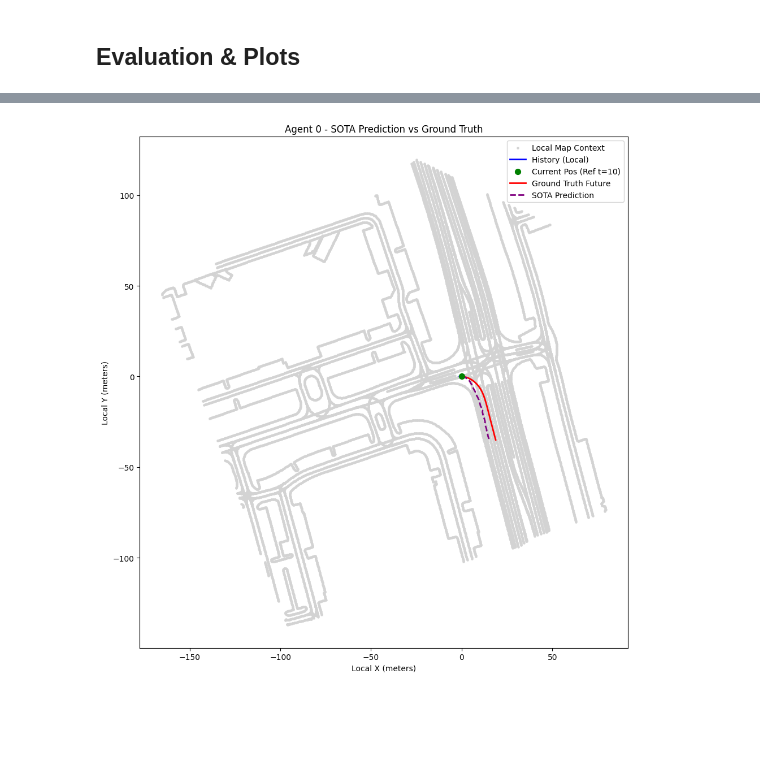
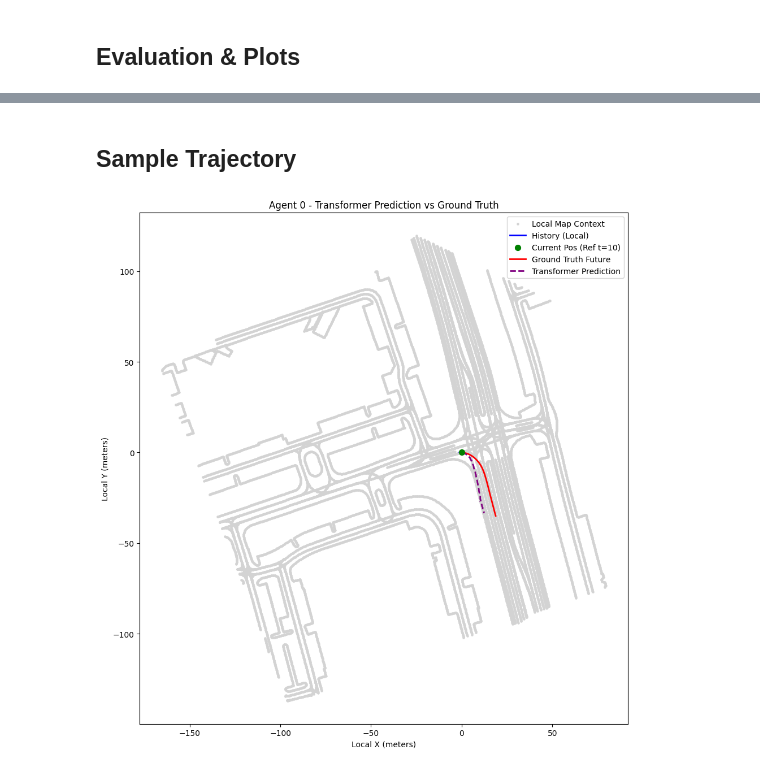
Before and after one commit to donggeonk/waymo_trajectory_prediction, a Jupyter notebook: waymo_transformer.ipynb, the cells around one changed output, grey strips where cells are left out. Drawn from its saved outputs; the diff is of its cells as text; code cells hidden in the pictures; blank space fills up the shorter version.

```diff
--- a/waymo_transformer.ipynb
+++ b/waymo_transformer.ipynb
@@ -1893,0 +1126,38 @@ else:
+# %%
+import numpy as np
+import tensorflow as tf
+
+# 1. Update dataset to 10% (100 files)
+NUM_FILES_10_PCT = 100
+print(f"Setting up training dataset pipeline for {NUM_FILES_10_PCT} files (10% of training data)...")
+subset_train_files_10 = train_files[:NUM_FILES_10_PCT]
+
+train_dataset_10 = tf.data.Dataset.from_generator(
+    lambda: waymo_generator(subset_train_files_10, max_scenarios=None),
+    output_signature=output_signature
+).batch(BATCH_SIZE).prefetch(tf.data.AUTOTUNE)
+
+# 1.5 Setup validation dataset (next 20 files) - 2%
+NUM_VAL_FILES = 20
+print(f"Setting up validation dataset pipeline for {NUM_VAL_FILES} files...")
+val_subset_files = train_files[NUM_FILES_10_PCT : NUM_FILES_10_PCT + NUM_VAL_FILES]
+
+val_dataset_20 = tf.data.Dataset.from_generator(
+    lambda: waymo_generator(val_subset_files, max_scenarios=None),
+    output_signature=output_signature
+).batch(BATCH_SIZE).prefetch(tf.data.AUTOTUNE)
+
+# 2. Train the SOTA Cross-Attention model
+EPOCHS = 5
+print("\nStarting SOTA Cross-Attention Model Training with Validation")
+history_sota = sota_model.fit(
+    train_dataset_10,
+    validation_data=val_dataset_20,
+    epochs=EPOCHS
+)
+print("SOTA Training Complete!\n")
+
+# 3. Save the model to Google Drive
+save_path_sota = '/content/drive/MyDrive/waymo_sota_model_10percent.keras'
+sota_model.save(save_path_sota)
+print(f"Model successfully saved to '{save_path_sota}'!")
@@ -2101,3 +1287,5 @@ else:
+# %% [markdown]
+## Sample Trajectory
 # %%
 import matplotlib.pyplot as plt
 import numpy as np
@@ -2127,34 +1315,34 @@ map_input = np.expand_dims(local_map_model, axis=0) # Shape: (1, 1000, 2)
 # Generate prediction
 preds = sota_model.predict({'history': hist_input, 'map_context': map_input}, verbose=0)
 pred_fut_sota = preds[0]
 
 # Extract ground truth & history for visualization
 hist_traj = history_tensor_np[agent_idx, :, :2]  # local_x, local_y
 ground_truth_fut = future_tensor_np[agent_idx, :, :2]
 
 # Plotting
 fig, ax = plt.subplots(figsize=(10, 10))
 
 # Plot full local map context (using the un-truncated map for a complete picture)
 ax.scatter(local_map_full[:, 0], local_map_full[:, 1], color='lightgray', s=5, label='Local Map Context')
 
 # Plot historical trajectory
 ax.plot(hist_traj[:, 0], hist_traj[:, 1], color='blue', linewidth=2, label='History (Local)')
-ax.scatter(hist_traj[-1, 0], hist_traj[-1, 1], color='green', s=50, label='Current Pos (Ref t=10)', zorder=5)
+ax.scatter(hist_traj[-1, 0], hist_traj[-1, 1], color='green', s=15, label='Current Pos (Ref t=10)', zorder=5)
 
 # Plot ground truth future trajectory
 ax.plot(ground_truth_fut[:, 0], ground_truth_fut[:, 1], color='red', linewidth=2, label='Ground Truth Future')
 
 # Plot predicted future trajectory
-ax.plot(pred_fut_sota[:, 0], pred_fut_sota[:, 1], color='purple', linestyle='--', linewidth=2, label='SOTA Prediction')
+ax.plot(pred_fut_sota[:, 0], pred_fut_sota[:, 1], color='purple', linestyle='--', linewidth=2, label='Transformer Prediction')
 
-ax.set_title(f'Agent {target_agent_id} - SOTA Prediction vs Ground Truth')
+ax.set_title(f'Agent {target_agent_id} - Transformer Prediction vs Ground Truth')
 ax.set_xlabel('Local X (meters)')
 ax.set_ylabel('Local Y (meters)')
 ax.set_aspect('equal')
 ax.legend()
 
 plt.tight_layout()
 plt.show()
 # %% [output]
-[figure, old version]
+[figure, new version]
```
Also changed, not shown: parts of 49 cells of this notebook, 11 other files.
